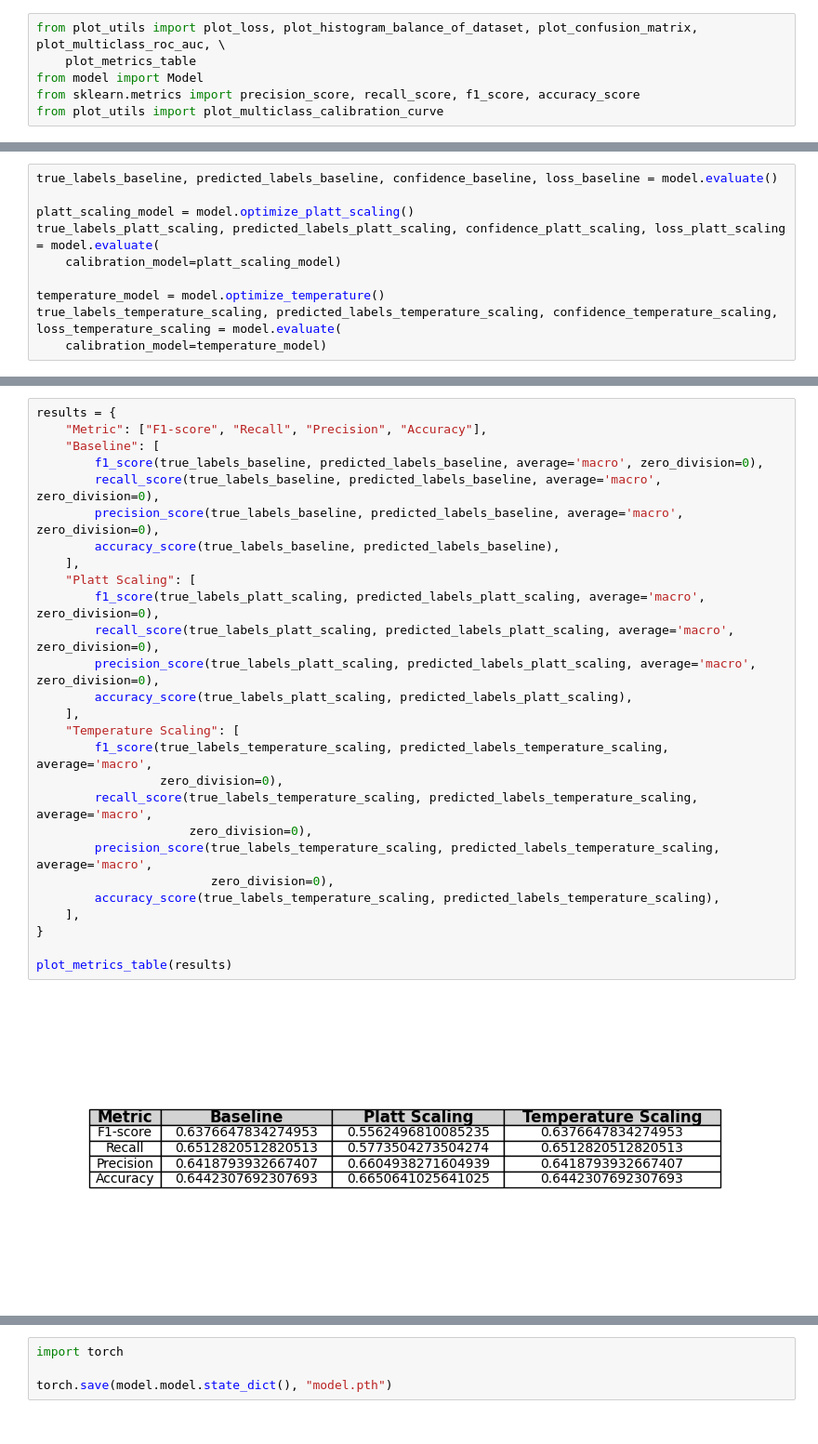
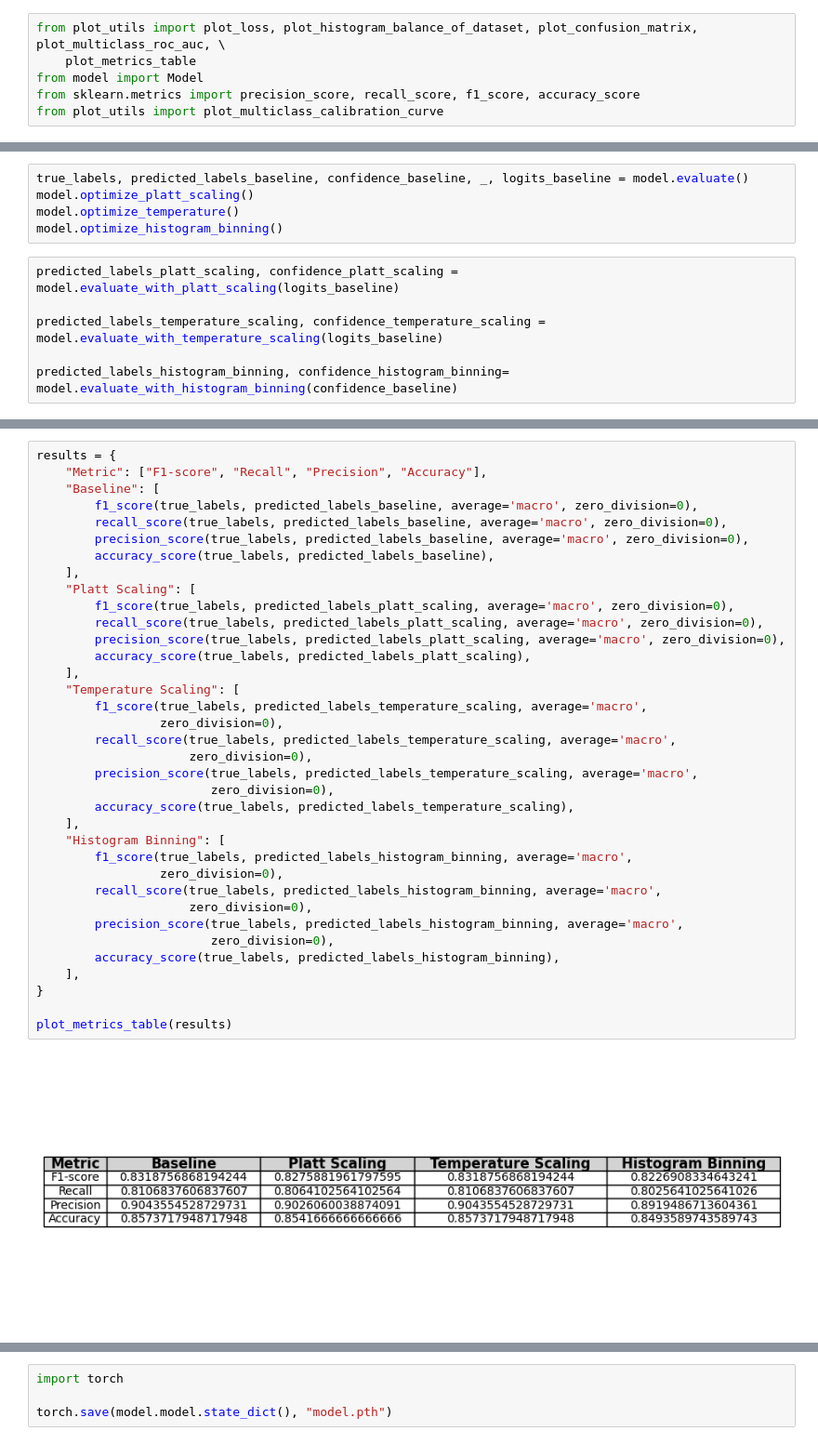
Before and after one commit to michaelihrler/ModelCalibrationDeepLearning, a Jupyter notebook: calibration_notebook.ipynb, the cells around one changed output, grey strips where cells are left out. Shown at 93% size. Cells and saved outputs as stored; diff of their text form.

```diff
--- a/calibration_notebook.ipynb
+++ b/calibration_notebook.ipynb
@@ -38,11 +69,12 @@ plot_loss(train_losses, val_losses)
+# %%
+true_labels, predicted_labels_baseline, confidence_baseline, _, logits_baseline = model.evaluate()
+model.optimize_platt_scaling()
+model.optimize_temperature()
+model.optimize_histogram_binning()
 # %%
-true_labels_baseline, predicted_labels_baseline, confidence_baseline, loss_baseline = model.evaluate()
+predicted_labels_platt_scaling, confidence_platt_scaling = model.evaluate_with_platt_scaling(logits_baseline)
 
-platt_scaling_model = model.optimize_platt_scaling()
-true_labels_platt_scaling, predicted_labels_platt_scaling, confidence_platt_scaling, loss_platt_scaling = model.evaluate(
-    calibration_model=platt_scaling_model)
+predicted_labels_temperature_scaling, confidence_temperature_scaling = model.evaluate_with_temperature_scaling(logits_baseline)
 
-temperature_model = model.optimize_temperature()
-true_labels_temperature_scaling, predicted_labels_temperature_scaling, confidence_temperature_scaling, loss_temperature_scaling = model.evaluate(
-    calibration_model=temperature_model)
+predicted_labels_histogram_binning, confidence_histogram_binning= model.evaluate_with_histogram_binning(confidence_baseline)
 # %%
@@ -64,30 +101,39 @@ plot_confusion_matrix(true_labels=true_labels_temperature_scaling,
 # %%
 results = {
     "Metric": ["F1-score", "Recall", "Precision", "Accuracy"],
     "Baseline": [
-        f1_score(true_labels_baseline, predicted_labels_baseline, average='macro', zero_division=0),
-        recall_score(true_labels_baseline, predicted_labels_baseline, average='macro', zero_division=0),
-        precision_score(true_labels_baseline, predicted_labels_baseline, average='macro', zero_division=0),
-        accuracy_score(true_labels_baseline, predicted_labels_baseline),
+        f1_score(true_labels, predicted_labels_baseline, average='macro', zero_division=0),
+        recall_score(true_labels, predicted_labels_baseline, average='macro', zero_division=0),
+        precision_score(true_labels, predicted_labels_baseline, average='macro', zero_division=0),
+        accuracy_score(true_labels, predicted_labels_baseline),
     ],
     "Platt Scaling": [
-        f1_score(true_labels_platt_scaling, predicted_labels_platt_scaling, average='macro', zero_division=0),
-        recall_score(true_labels_platt_scaling, predicted_labels_platt_scaling, average='macro', zero_division=0),
-        precision_score(true_labels_platt_scaling, predicted_labels_platt_scaling, average='macro', zero_division=0),
-        accuracy_score(true_labels_platt_scaling, predicted_labels_platt_scaling),
+        f1_score(true_labels, predicted_labels_platt_scaling, average='macro', zero_division=0),
+        recall_score(true_labels, predicted_labels_platt_scaling, average='macro', zero_division=0),
+        precision_score(true_labels, predicted_labels_platt_scaling, average='macro', zero_division=0),
+        accuracy_score(true_labels, predicted_labels_platt_scaling),
     ],
     "Temperature Scaling": [
-        f1_score(true_labels_temperature_scaling, predicted_labels_temperature_scaling, average='macro',
+        f1_score(true_labels, predicted_labels_temperature_scaling, average='macro',
                  zero_division=0),
-        recall_score(true_labels_temperature_scaling, predicted_labels_temperature_scaling, average='macro',
+        recall_score(true_labels, predicted_labels_temperature_scaling, average='macro',
                      zero_division=0),
-        precision_score(true_labels_temperature_scaling, predicted_labels_temperature_scaling, average='macro',
+        precision_score(true_labels, predicted_labels_temperature_scaling, average='macro',
                         zero_division=0),
-        accuracy_score(true_labels_temperature_scaling, predicted_labels_temperature_scaling),
+        accuracy_score(true_labels, predicted_labels_temperature_scaling),
+    ],
+    "Histogram Binning": [
+        f1_score(true_labels, predicted_labels_histogram_binning, average='macro',
+                 zero_division=0),
+        recall_score(true_labels, predicted_labels_histogram_binning, average='macro',
+                     zero_division=0),
+        precision_score(true_labels, predicted_labels_histogram_binning, average='macro',
+                        zero_division=0),
+        accuracy_score(true_labels, predicted_labels_histogram_binning),
     ],
 }
 
 plot_metrics_table(results)
 # %% [output]
-[figure, old version]
+[figure, new version]
 # %%
```
Also changed, not shown: parts of 7 cells of this notebook, 3 other files.
